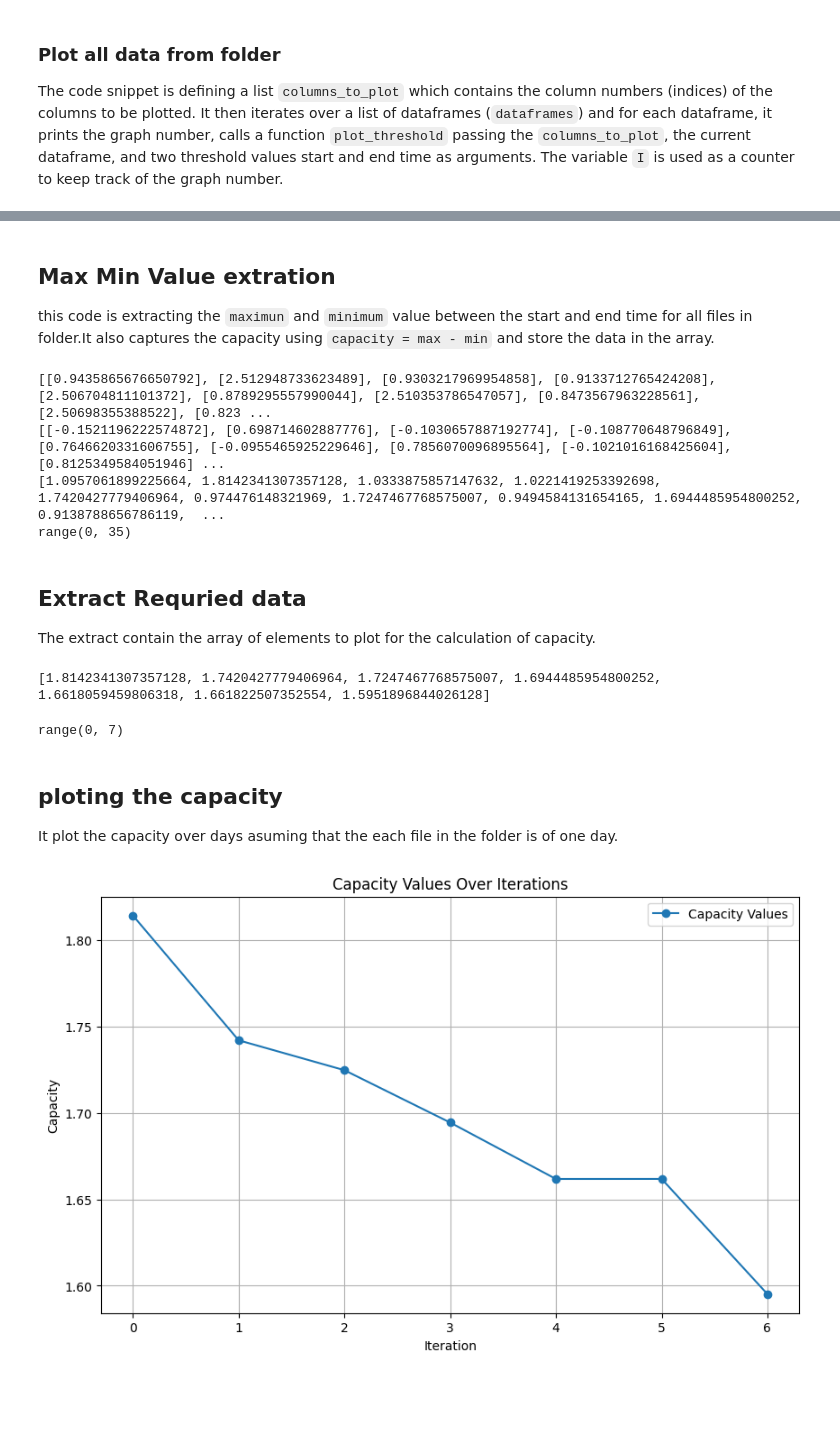
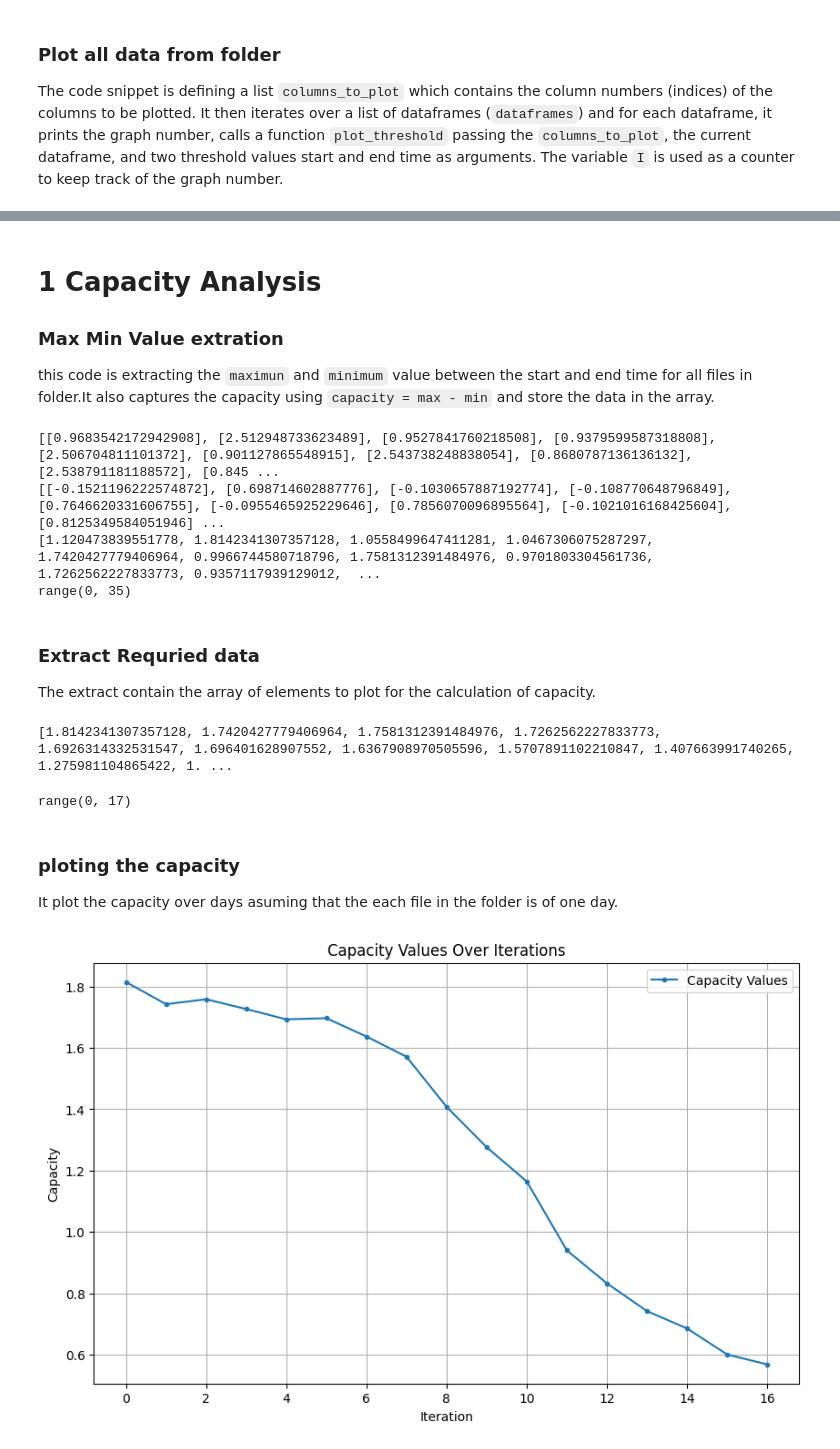
Before and after one commit to umerghafoor/battery-degradation-trajectory-prediction, a Jupyter notebook: lifetimedataExtraction.ipynb, the cells around one changed output, grey strips where cells are left out. Drawn from its saved outputs; the diff is of its cells as text; code cells hidden in the pictures; blank space fills up the shorter version.

```diff
--- a/lifetimedataExtraction.ipynb
+++ b/lifetimedataExtraction.ipynb
@@ -308,7 +312,8 @@ for i in dataframes:
 [figure]
 ... (58 outputs left out)
 # %% [markdown]
-## Max Min Value extration
+# 1 Capacity Analysis
+### Max Min Value extration
 this code is extracting the `maximun` and `minimum` value between the start and end time for all files in folder.It also captures the capacity using `capacity = max - min` and store the data in the array.
 # %%
 columns_to_plot = [9]
@@ -319,8 +324,8 @@ capacity_values_list = []
 iteration_range = range(len(dataframes))
 
 for df in dataframes:
-    max_values = max_threshold(columns_to_plot, df, 11, 16)
-    min_values = min_threshold(columns_to_plot, df, 11, 16)
+    max_values = max_threshold(columns_to_plot, df, 11, 21)
+    min_values = min_threshold(columns_to_plot, df, 11, 21)
 
     max_values_list .append(max_values)
     min_values_list.append(min_values)
@@ -332,35 +337,35 @@ print(min_values_list)
 print(capacity_values_list)
 print(iteration_range)
 # %% [output]
-[[0.9435865676650792], [2.512948733623489], [0.9303217969954858], [0.9133712765424208], [2.506704811101372], [0.8789295557990044], [2.510353786547057], [0.8473567963228561], [2.50698355388522], [0.823 ...
+[[0.9683542172942908], [2.512948733623489], [0.9527841760218508], [0.9379599587318808], [2.506704811101372], [0.901127865548915], [2.543738248838054], [0.8680787136136132], [2.538791181188572], [0.845 ...
 [[-0.1521196222574872], [0.698714602887776], [-0.1030657887192774], [-0.108770648796849], [0.7646620331606755], [-0.0955465925229646], [0.7856070096895564], [-0.1021016168425604], [0.8125349584051946] ...
-[1.0957061899225664, 1.8142341307357128, 1.0333875857147632, 1.0221419253392698, 1.7420427779406964, 0.974476148321969, 1.7247467768575007, 0.9494584131654165, 1.6944485954800252, 0.9138788656786119,  ...
+[1.120473839551778, 1.8142341307357128, 1.0558499647411281, 1.0467306075287297, 1.7420427779406964, 0.9966744580718796, 1.7581312391484976, 0.9701803304561736, 1.7262562227833773, 0.9357117939129012,  ...
 range(0, 35)
 # %% [markdown]
-## Extract Requried data
+### Extract Requried data
 The extract contain the array of elements to plot for the calculation of capacity.
 # %%
-extract = [1,4, 6, 8, 10, 11, 13]
+extract = [1,4, 6, 8, 10, 11, 13,15,17,19,21,23,25,27,29,31,33]
 
 extracted_capacity_values = [capacity_values_list[i] for i in extract]
 iteration_range = iteration_range = range(len(extracted_capacity_values))
 print(extracted_capacity_values)
 iteration_range
 # %% [output]
-[1.8142341307357128, 1.7420427779406964, 1.7247467768575007, 1.6944485954800252, 1.6618059459806318, 1.661822507352554, 1.5951896844026128]
+[1.8142341307357128, 1.7420427779406964, 1.7581312391484976, 1.7262562227833773, 1.6926314332531547, 1.696401628907552, 1.6367908970505596, 1.5707891102210847, 1.407663991740265, 1.275981104865422, 1. ...
-range(0, 7)
+range(0, 17)
 # %% [markdown]
-## ploting the capacity
+### ploting the capacity
 It plot the capacity over days asuming that the each file in the folder is of one day.
 # %%
 plt.figure(figsize=(10, 6))
-plt.plot(iteration_range, extracted_capacity_values, label='Capacity Values', marker='o')
+plt.plot(iteration_range, extracted_capacity_values, label='Capacity Values', marker='.')
 plt.xlabel('Iteration')
 plt.ylabel('Capacity')
 plt.legend()
 plt.title('Capacity Values Over Iterations')
 plt.grid(True)
 
 plt.show()
 # %% [output]
-[figure, old version]
+[figure, new version]
```
Also changed, not shown: parts of 15 cells of this notebook.
